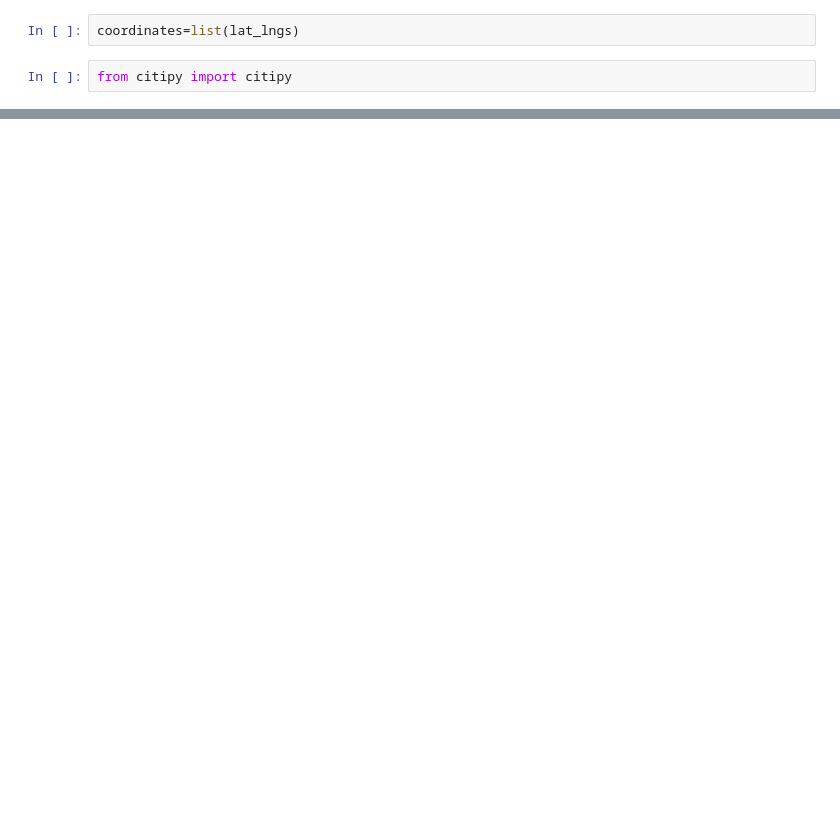
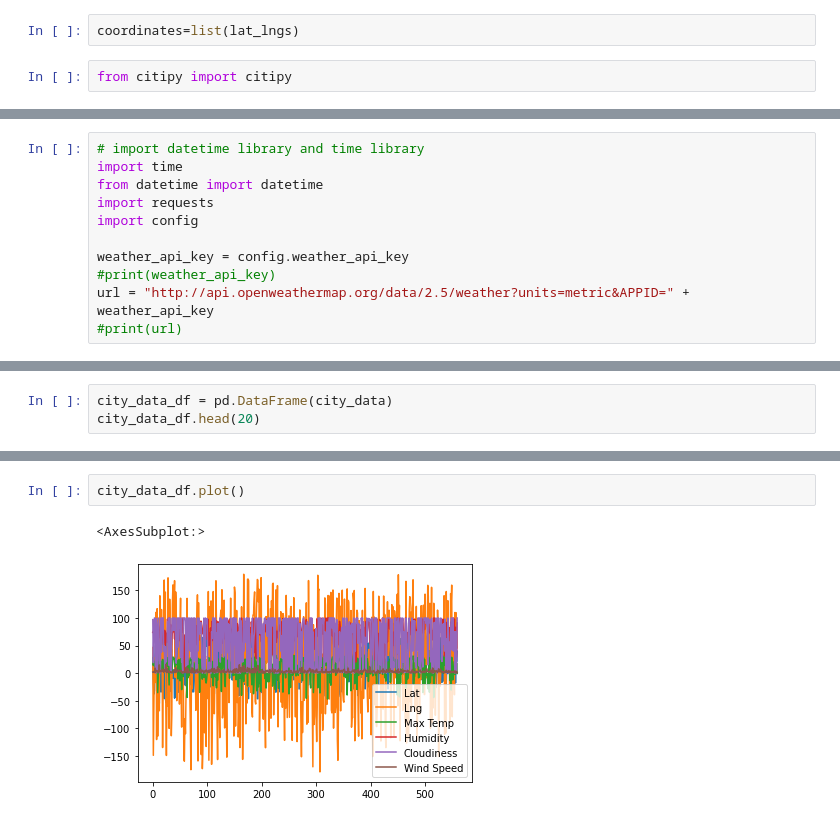
Before and after one commit to carltusz/world_weather_analysis, a Jupyter notebook: WeatherPy.ipynb, the cells around one changed output, grey strips where cells are left out. Cells and saved outputs as stored; diff of their text form; blank space fills up the shorter version.

Commit message:
world weather in dataframe, updated gitignore

```diff
--- a/WeatherPy.ipynb
+++ b/WeatherPy.ipynb
@@ -32,0 +46,11 @@ len(cities)
+# %%
+# import datetime library and time library
+import time
+from datetime import datetime
+import requests
+import config
+
+weather_api_key = config.weather_api_key
+#print(weather_api_key)
+url = "http://api.openweathermap.org/data/2.5/weather?units=metric&APPID=" + weather_api_key
+#print(url)
@@ -32,0 +137,3 @@ len(cities)
+# %%
+city_data_df = pd.DataFrame(city_data)
+city_data_df.head(20)
@@ -32,0 +158,5 @@ len(cities)
+# %%
+city_data_df.plot()
+# %% [output]
+<AxesSubplot:>
+[figure, added]
```
Also changed, not shown: parts of 4 cells of this notebook, 3 other files.
